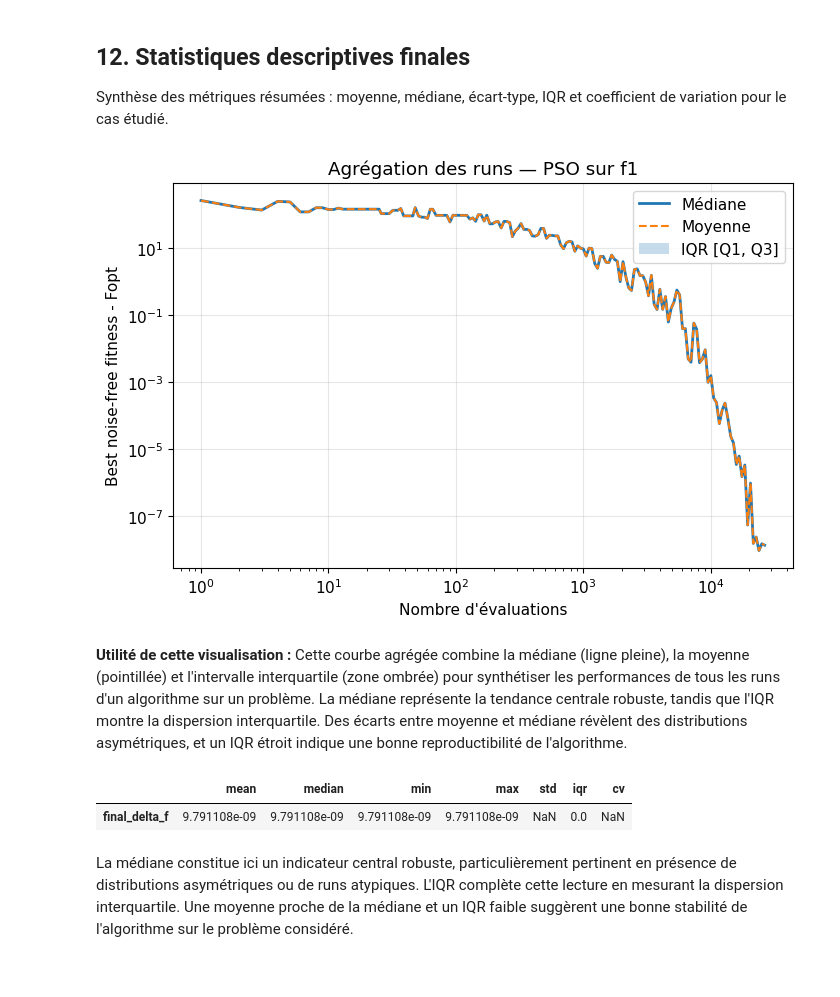
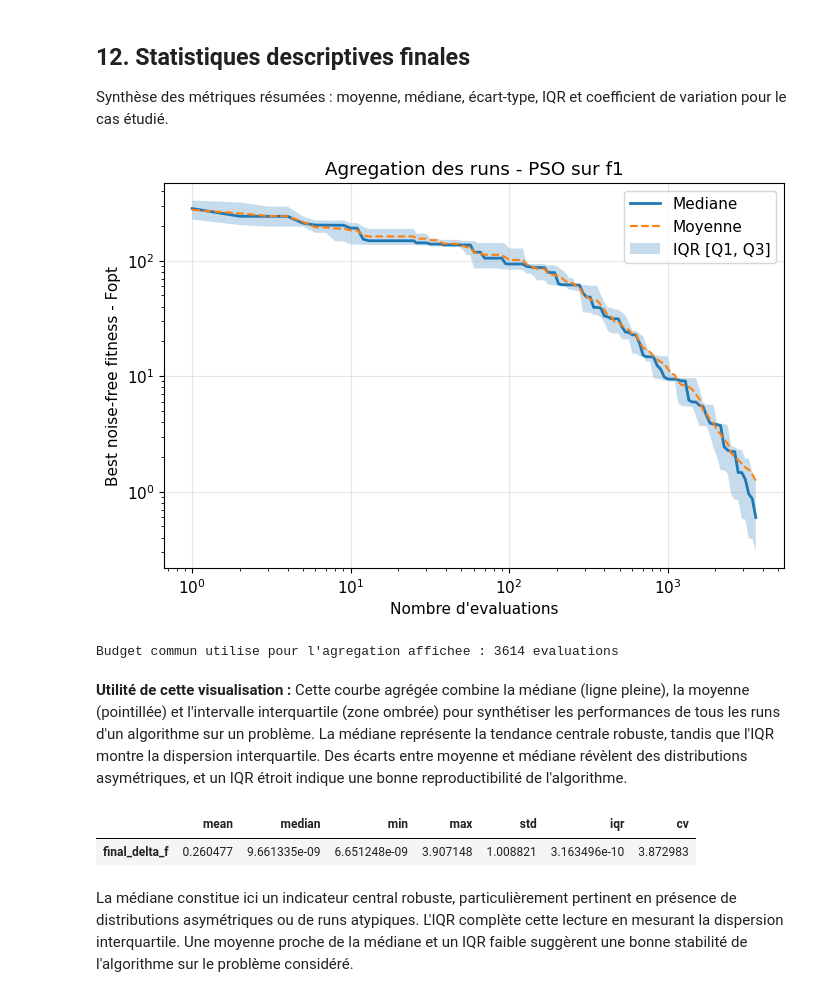
Before and after one commit to ofar27/Optimization-Algorithms-Comparison-PSO-GA-Random-Search-on-BBOB, a Jupyter notebook: Analyse-data.ipynb, the cells around one changed output. Cells and saved outputs as stored; diff of their text form; code cells hidden in the pictures.

Commit message:
Update notebook, figures, and project README

```diff
--- a/Analyse-data.ipynb
+++ b/Analyse-data.ipynb
@@ -182,6 +182,22 @@ def parse_bbob_dat_file(filepath: str, algorithm: str, problem: str, expected_di
 
         # Ligne commentaire / méta
         if stripped.startswith("%"):
+            # Dans les fichiers BBOB, une nouvelle ligne d'entete peut marquer
+            # le debut d'un nouveau run. Il faut donc fermer le run courant
+            # avant d'actualiser les metadonnees du suivant.
+            if current_run_data:
+                run_counter += 1
+                run_df = build_run_dataframe(
+                    current_run_data,
+                    algorithm=algorithm,
+                    problem=problem,
+                    dimension=current_meta.get("dimension", expected_dimension),
+                    instance=current_meta.get("instance"),
+                    run_id=run_counter
+                )
+                runs.append(run_df)
+                current_run_data = []
+
             meta_update = parse_run_header_metadata(stripped)
             current_meta.update({k: v for k, v in meta_update.items() if v is not None})
             continue
@@ -591,33 +611,47 @@ Synthèse des métriques résumées : moyenne, médiane, écart-type, IQR et coe
 # %%
 # ============================================================
 # 11. AGREGER LES RUNS : MOYENNE, MEDIANE, IQR
 # ============================================================
 
 agg_case, curves_case, run_ids_case = aggregate_convergence(
     all_points,
     algorithm=CASE_ALGO,
     problem=CASE_PROBLEM
 )
 
+# On limite l'affichage au budget commun a tous les runs du cas d'etude.
+# Cela evite qu'un run arrete plus tot fige artificiellement la moyenne
+# et donne une impression visuelle de non-convergence de l'agregation.
+common_eval_max = (
+    case_points.groupby("run_id")["evaluations"]
+    .max()
+    .min()
+)
+
+agg_case_common = agg_case[agg_case["evaluations"] <= common_eval_max].copy()
+
 plt.figure(figsize=(8, 5))
-plt.plot(agg_case["evaluations"], agg_case["median"], label="Médiane", linewidth=2)
-plt.plot(agg_case["evaluations"], agg_case["mean"], label="Moyenne", linestyle="--")
+plt.plot(agg_case_common["evaluations"], agg_case_common["median"], label="Mediane", linewidth=2)
+plt.plot(agg_case_common["evaluations"], agg_case_common["mean"], label="Moyenne", linestyle="--")
 plt.fill_between(
-    agg_case["evaluations"],
-    agg_case["q25"],
-    agg_case["q75"],
+    agg_case_common["evaluations"],
+    agg_case_common["q25"],
+    agg_case_common["q75"],
     alpha=0.25,
     label="IQR [Q1, Q3]"
 )
 plt.xscale("log")
 plt.yscale("log")
-plt.xlabel("Nombre d'évaluations")
+plt.xlabel("Nombre d'evaluations")
 plt.ylabel("Best noise-free fitness - Fopt")
-plt.title(f"Agrégation des runs — {CASE_ALGO} sur {CASE_PROBLEM}")
+plt.title(f"Agregation des runs - {CASE_ALGO} sur {CASE_PROBLEM}")
 plt.legend()
 plt.show()
+
+print(f"Budget commun utilise pour l'agregation affichee : {int(common_eval_max)} evaluations")
 # %% [output]
-[figure, old version]
+[figure, new version]
+Budget commun utilise pour l'agregation affichee : 3614 evaluations
 # %% [markdown]
 **Utilité de cette visualisation :** Cette courbe agrégée combine la médiane (ligne pleine), la moyenne (pointillée) et l'intervalle interquartile (zone ombrée) pour synthétiser les performances de tous les runs d'un algorithme sur un problème. La médiane représente la tendance centrale robuste, tandis que l'IQR montre la dispersion interquartile. Des écarts entre moyenne et médiane révèlent des distributions asymétriques, et un IQR étroit indique une bonne reproductibilité de l'algorithme.
 # %%
@@ -632,7 +666,7 @@ case_stats["cv"] = case_stats["std"] / case_stats["mean"]
 display(case_stats)
 # %% [output]
 |  | mean | median | min | max | std | iqr | cv |
-| final_delta_f | 9.791108e-09 | 9.791108e-09 | 9.791108e-09 | 9.791108e-09 | NaN | 0.0 | NaN |
+| final_delta_f | 0.260477 | 9.661335e-09 | 6.651248e-09 | 3.907148 | 1.008821 | 3.163496e-10 | 3.872983 |
 # %% [markdown]
 La médiane constitue ici un indicateur central robuste, particulièrement pertinent en présence de distributions asymétriques ou de runs atypiques. L'IQR complète cette lecture en mesurant la dispersion interquartile. Une moyenne proche de la médiane et un IQR faible suggèrent une bonne stabilité de l'algorithme sur le problème considéré.
 # %% [markdown]
```
Also changed, not shown: parts of 24 cells of this notebook, 19 other files.
